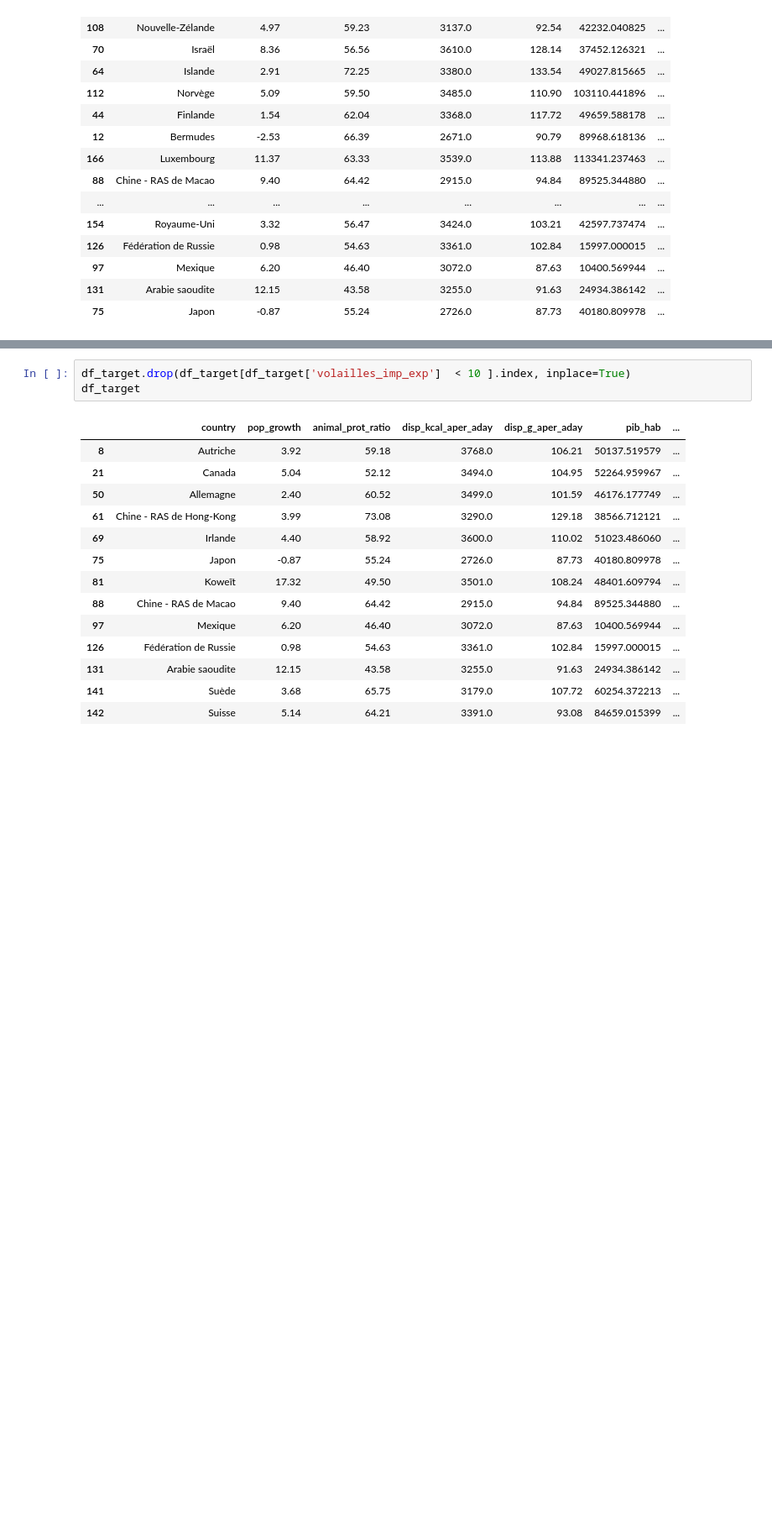
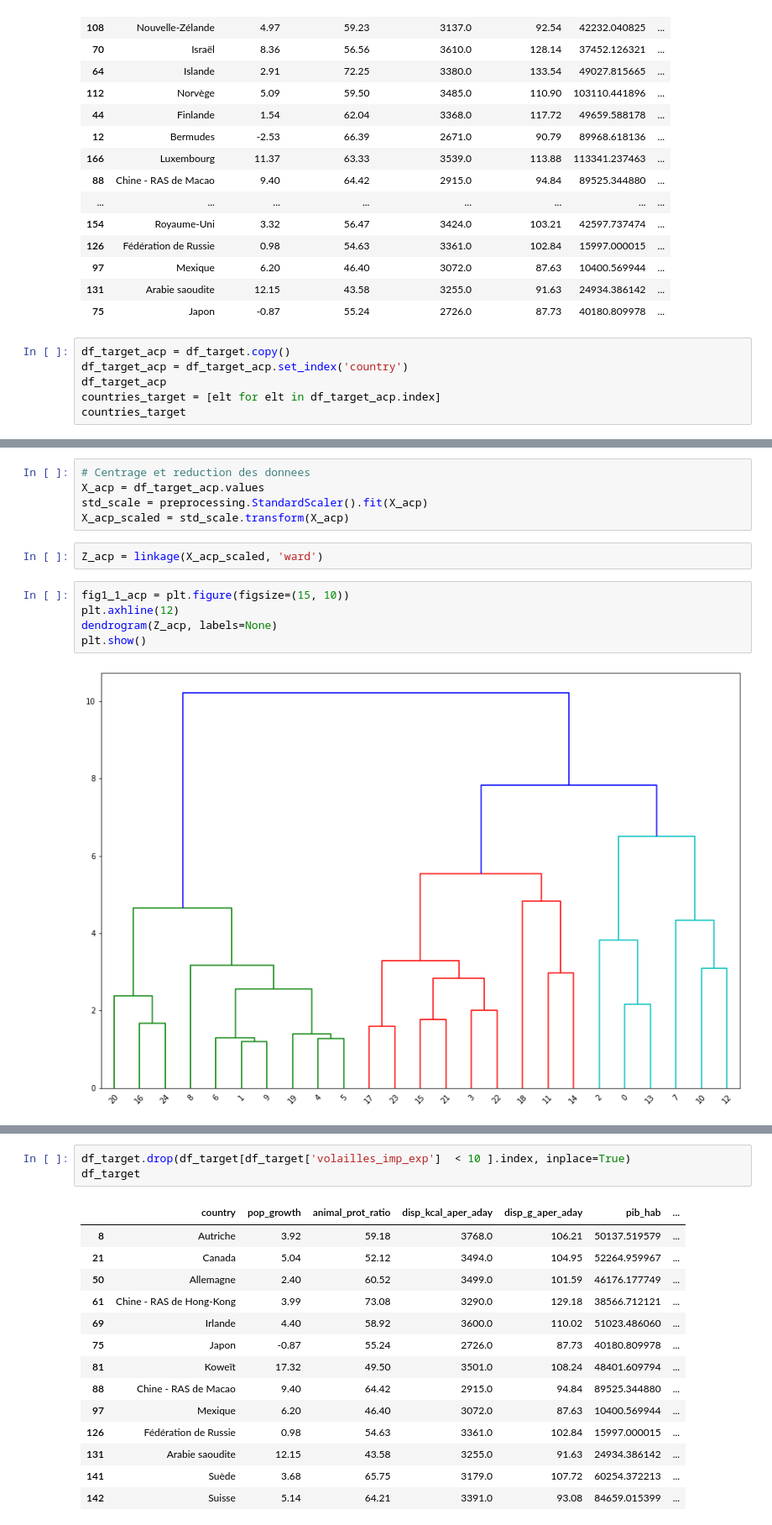
Before and after one commit to Sh4mSh4m/OCR_DA_proj5, a Jupyter notebook: Projet 5 - Etude de marche Loco Pollo.ipynb, the cells around one changed output, grey strips where cells are left out. Shown at 84% size. Drawn from its saved outputs; the diff is of its cells as text; blank space fills up the shorter version.

```diff
--- a/Projet 5 - Etude de marche Loco Pollo.ipynb
+++ b/Projet 5 - Etude de marche Loco Pollo.ipynb
@@ -818,3 +818,9 @@ df_target.sort_values(by='volailles_imp_exp', kind='heapsort')
 | 97 | Mexique | 6.20 | 46.40 | 3072.0 | 87.63 | 10400.569944 | ... |
 | 131 | Arabie saoudite | 12.15 | 43.58 | 3255.0 | 91.63 | 24934.386142 | ... |
 | 75 | Japon | -0.87 | 55.24 | 2726.0 | 87.73 | 40180.809978 | ... |
+# %%
+df_target_acp = df_target.copy()
+df_target_acp = df_target_acp.set_index('country')
+df_target_acp
+countries_target = [elt for elt in df_target_acp.index]
+countries_target
@@ -820,0 +845,14 @@ df_target.sort_values(by='volailles_imp_exp', kind='heapsort')
+# %%
+# Centrage et reduction des donnees
+X_acp = df_target_acp.values
+std_scale = preprocessing.StandardScaler().fit(X_acp)
+X_acp_scaled = std_scale.transform(X_acp)
+# %%
+Z_acp = linkage(X_acp_scaled, 'ward')
+# %%
+fig1_1_acp = plt.figure(figsize=(15, 10))
+plt.axhline(12)
+dendrogram(Z_acp, labels=None)
+plt.show()
+# %% [output]
+[figure, added]
```
Also changed, not shown: parts of 8 cells of this notebook, 2 other files.
